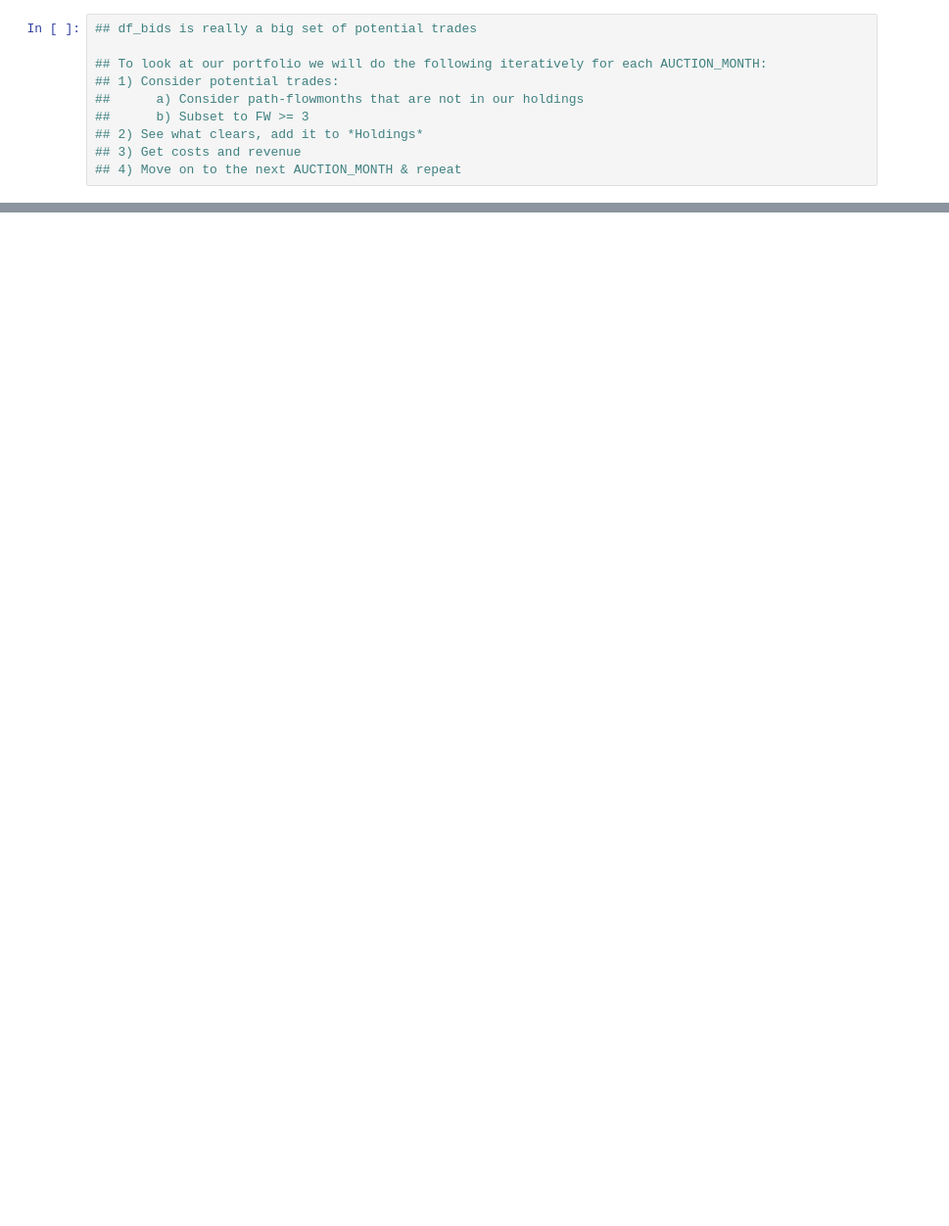
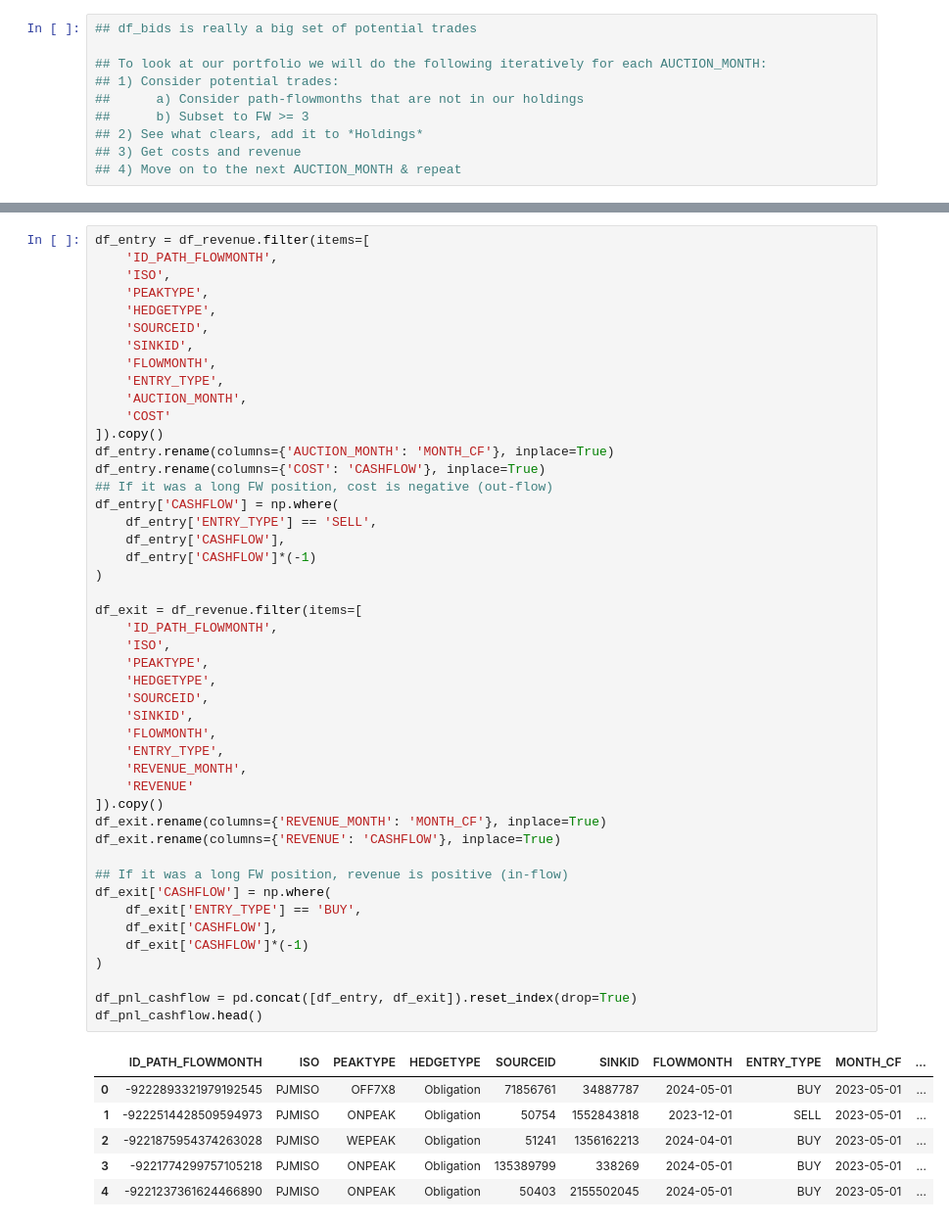
Before and after one commit to sasha-viribus/dc_forwards, a Jupyter notebook: exploratory_withbidrules_1.ipynb, the cells around one changed output, grey strips where cells are left out. Shown: that part at 98% size. Drawn from its saved outputs; the diff is of its cells as text; blank space fills up the shorter version.

```diff
--- a/exploratory_withbidrules_1.ipynb
+++ b/exploratory_withbidrules_1.ipynb
@@ -257,0 +395,53 @@ for auction_month in sorted_auction_months:
+# %%
+df_entry = df_revenue.filter(items=[
+    'ID_PATH_FLOWMONTH',
+    'ISO',
+    'PEAKTYPE',
+    'HEDGETYPE',
+    'SOURCEID',
+    'SINKID',
+    'FLOWMONTH',
+    'ENTRY_TYPE',
+    'AUCTION_MONTH',
+    'COST'
+]).copy()
+df_entry.rename(columns={'AUCTION_MONTH': 'MONTH_CF'}, inplace=True)
+df_entry.rename(columns={'COST': 'CASHFLOW'}, inplace=True)
+## If it was a long FW position, cost is negative (out-flow)
+df_entry['CASHFLOW'] = np.where(
+    df_entry['ENTRY_TYPE'] == 'SELL',
+    df_entry['CASHFLOW'],
+    df_entry['CASHFLOW']*(-1)
+)
+
+df_exit = df_revenue.filter(items=[
+    'ID_PATH_FLOWMONTH',
+    'ISO',
+    'PEAKTYPE',
+    'HEDGETYPE',
+    'SOURCEID',
+    'SINKID',
+    'FLOWMONTH',
+    'ENTRY_TYPE',
+    'REVENUE_MONTH',
+    'REVENUE'
+]).copy()
+df_exit.rename(columns={'REVENUE_MONTH': 'MONTH_CF'}, inplace=True)
+df_exit.rename(columns={'REVENUE': 'CASHFLOW'}, inplace=True)
+
+## If it was a long FW position, revenue is positive (in-flow)
+df_exit['CASHFLOW'] = np.where(
+    df_exit['ENTRY_TYPE'] == 'BUY',
+    df_exit['CASHFLOW'],
+    df_exit['CASHFLOW']*(-1)
+)
+
+df_pnl_cashflow = pd.concat([df_entry, df_exit]).reset_index(drop=True)
+df_pnl_cashflow.head()
+# %% [output]
+|  | ID_PATH_FLOWMONTH | ISO | PEAKTYPE | HEDGETYPE | SOURCEID | SINKID | FLOWMONTH | ENTRY_TYPE | MONTH_CF | ... |
+| 0 | -9222893321979192545 | PJMISO | OFF7X8 | Obligation | 71856761 | 34887787 | 2024-05-01 | BUY | 2023-05-01 | ... |
+| 1 | -9222514428509594973 | PJMISO | ONPEAK | Obligation | 50754 | 1552843818 | 2023-12-01 | SELL | 2023-05-01 | ... |
+| 2 | -9221875954374263028 | PJMISO | WEPEAK | Obligation | 51241 | 1356162213 | 2024-04-01 | BUY | 2023-05-01 | ... |
+| 3 | -9221774299757105218 | PJMISO | ONPEAK | Obligation | 135389799 | 338269 | 2024-05-01 | BUY | 2023-05-01 | ... |
+| 4 | -9221237361624466890 | PJMISO | ONPEAK | Obligation | 50403 | 2155502045 | 2024-05-01 | BUY | 2023-05-01 | ... |
```
Also changed, not shown: parts of 22 cells of this notebook.
